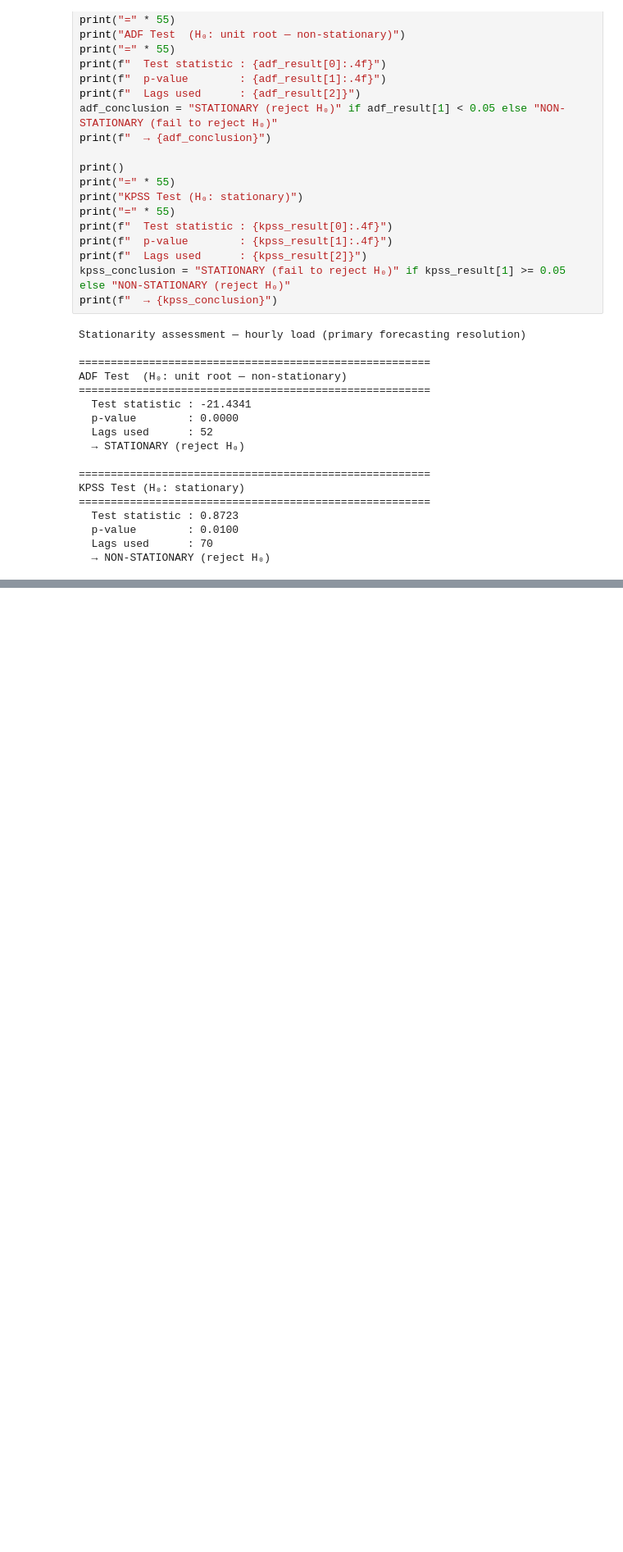
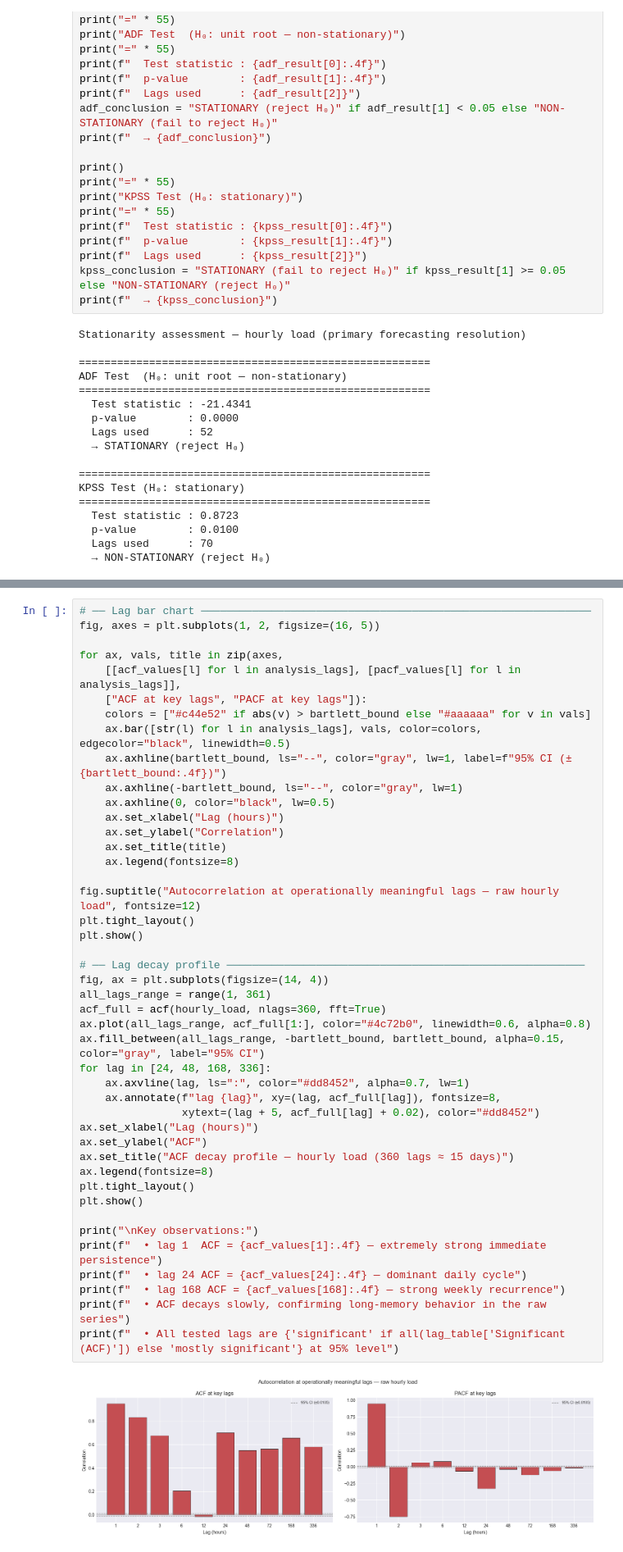
Before and after one commit to Yngvine/Electricity_consumption_predictor, a Jupyter notebook: exploratory_data_analysis.ipynb, the cells around one changed output, grey strips where cells are left out. Shown at 82% size. Saved outputs shown, nothing was run; the diff lists cells and outputs as text; blank space fills up the shorter version.

```diff
--- a/exploratory_data_analysis.ipynb
+++ b/exploratory_data_analysis.ipynb
@@ -869,0 +1010,46 @@ From the hourly ACF/PACF, the main lag conclusions are:
+# %%
+# ── Lag bar chart ─────────────────────────────────────────────────────────────
+fig, axes = plt.subplots(1, 2, figsize=(16, 5))
+
+for ax, vals, title in zip(axes,
+    [[acf_values[l] for l in analysis_lags], [pacf_values[l] for l in analysis_lags]],
+    ["ACF at key lags", "PACF at key lags"]):
+    colors = ["#c44e52" if abs(v) > bartlett_bound else "#aaaaaa" for v in vals]
+    ax.bar([str(l) for l in analysis_lags], vals, color=colors, edgecolor="black", linewidth=0.5)
+    ax.axhline(bartlett_bound, ls="--", color="gray", lw=1, label=f"95% CI (±{bartlett_bound:.4f})")
+    ax.axhline(-bartlett_bound, ls="--", color="gray", lw=1)
+    ax.axhline(0, color="black", lw=0.5)
+    ax.set_xlabel("Lag (hours)")
+    ax.set_ylabel("Correlation")
+    ax.set_title(title)
+    ax.legend(fontsize=8)
+
+fig.suptitle("Autocorrelation at operationally meaningful lags — raw hourly load", fontsize=12)
+plt.tight_layout()
+plt.show()
+
+# ── Lag decay profile ────────────────────────────────────────────────────────
+fig, ax = plt.subplots(figsize=(14, 4))
+all_lags_range = range(1, 361)
+acf_full = acf(hourly_load, nlags=360, fft=True)
+ax.plot(all_lags_range, acf_full[1:], color="#4c72b0", linewidth=0.6, alpha=0.8)
+ax.fill_between(all_lags_range, -bartlett_bound, bartlett_bound, alpha=0.15, color="gray", label="95% CI")
+for lag in [24, 48, 168, 336]:
+    ax.axvline(lag, ls=":", color="#dd8452", alpha=0.7, lw=1)
+    ax.annotate(f"lag {lag}", xy=(lag, acf_full[lag]), fontsize=8,
+                xytext=(lag + 5, acf_full[lag] + 0.02), color="#dd8452")
+ax.set_xlabel("Lag (hours)")
+ax.set_ylabel("ACF")
+ax.set_title("ACF decay profile — hourly load (360 lags ≈ 15 days)")
+ax.legend(fontsize=8)
+plt.tight_layout()
+plt.show()
+
+print("\nKey observations:")
+print(f"  • lag 1  ACF = {acf_values[1]:.4f} — extremely strong immediate persistence")
+print(f"  • lag 24 ACF = {acf_values[24]:.4f} — dominant daily cycle")
+print(f"  • lag 168 ACF = {acf_values[168]:.4f} — strong weekly recurrence")
+print(f"  • ACF decays slowly, confirming long-memory behavior in the raw series")
+print(f"  • All tested lags are {'significant' if all(lag_table['Significant (ACF)']) else 'mostly significant'} at 95% level")
+# %% [output]
+[figure, added]
```
Also changed, not shown: parts of 9 cells of this notebook.
